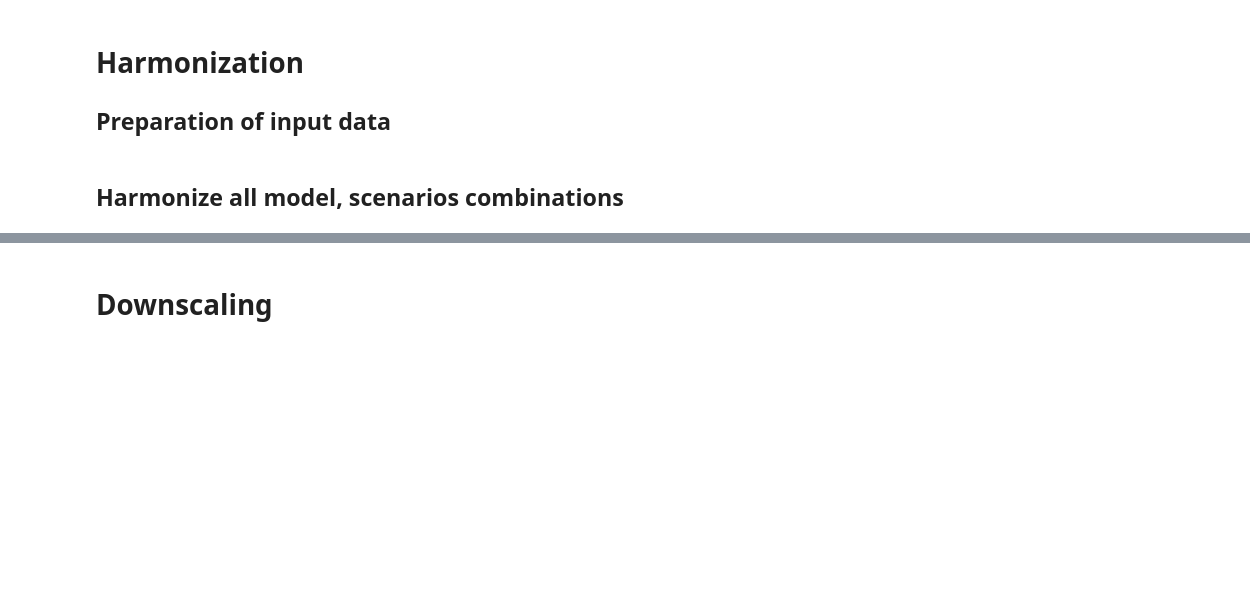
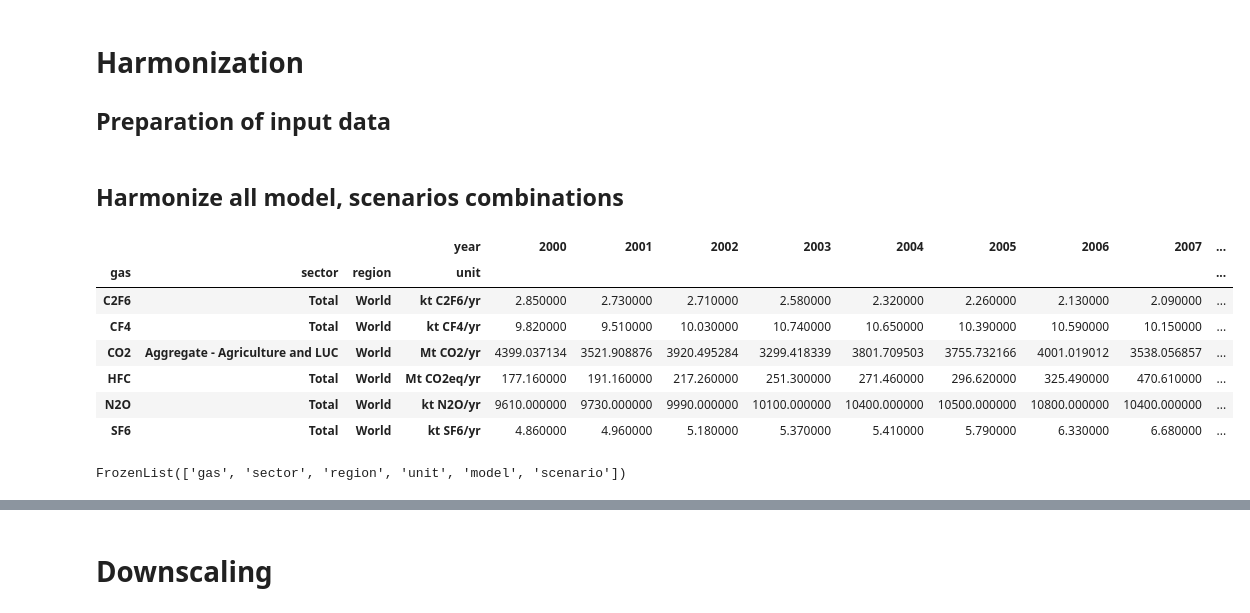
Before and after one commit to jkikstra/concordia, a Jupyter notebook: notebooks/workflow.ipynb, the cells around one changed output, grey strips where cells are left out. Drawn from its saved outputs; the diff is of its cells as text; code cells hidden in the pictures; blank space fills up the shorter version.

```diff
--- a/notebooks/workflow.ipynb
+++ b/notebooks/workflow.ipynb
@@ -76,11 +94,14 @@ Can be read in and prepared using `read_iamc` or the `variabledefs`
+# %%
+hist_gfed = pd.read_csv(
+    base_path / "historical/rescue/gfed/GFED2015_extended.csv", index_col=list(range(5))
+).rename(columns=int)
 # %%
 hist = (
-    pd.read_csv(
-        base_path / "historical/rescue/ceds_2017_extended.csv", index_col=list(range(5))
+    concat([hist_ceds, hist_global, hist_gfed])
+    .pipe(
+        variabledefs.history.load_data,
+        levels=["country", "gas", "sector", "unit"],
     )
-    .rename_axis(index={"Region": "Country"})
-    .rename(index={"NMVOC": "VOC", "SO2": "Sulfur"}, level="gas")
-    .pipe(variabledefs.load_data, levels=["country", "gas", "sector", "unit"])
     .pipe(combine_countries, **country_combinations)
 )
 hist.head()
@@ -92,16 +116,0 @@ ValueError: Variables missing from data:
-# %%
-hist = (
-    pd.read_csv(
-        base_path / "historical/rescue/ceds_2017_extended.csv", index_col=list(range(5))
-    )
-    .rename_axis(index={"Region": "Country"})
-    .rename(index={"NMVOC": "VOC", "SO2": "Sulfur"}, level="gas")
-    .rename(index={"Mt NMVOC/yr": "Mt VOC/yr"}, level="unit")
-    .pipe(
-        variabledefs.load_data,
-        levels=["country", "gas", "sector", "unit"],
-        ignore_missing=True,
-    )
-    .pipe(combine_countries, **country_combinations)
-)
-hist.head()
@@ -189,5 +192,3 @@ model = model.pix.semijoin(hist_available, how="right")
-# %%
-variabledefs.data = variabledefs.data.pix.semijoin(hist_available, how="right")
 # %% [markdown]
 # Harmonization
 
@@ -217,2 +218,13 @@ model_agg = pd.concat(
 # %% [markdown]
 ## Harmonize all model, scenarios combinations
+# %%
+hist_agg.loc[~is_luc].loc[lambda s: s.isna().any(axis=1), 2000:]
+# %% [output]
+|  |  |  | year | 2000 | 2001 | 2002 | 2003 | 2004 | 2005 | 2006 | 2007 | ... |
+| gas | sector | region | unit |  |  |  |  |  |  |  |  | ... |
+| C2F6 | Total | World | kt C2F6/yr | 2.850000 | 2.730000 | 2.710000 | 2.580000 | 2.320000 | 2.260000 | 2.130000 | 2.090000 | ... |
+| CF4 | Total | World | kt CF4/yr | 9.820000 | 9.510000 | 10.030000 | 10.740000 | 10.650000 | 10.390000 | 10.590000 | 10.150000 | ... |
+| CO2 | Aggregate - Agriculture and LUC | World | Mt CO2/yr | 4399.037134 | 3521.908876 | 3920.495284 | 3299.418339 | 3801.709503 | 3755.732166 | 4001.019012 | 3538.056857 | ... |
+| HFC | Total | World | Mt CO2eq/yr | 177.160000 | 191.160000 | 217.260000 | 251.300000 | 271.460000 | 296.620000 | 325.490000 | 470.610000 | ... |
+| N2O | Total | World | kt N2O/yr | 9610.000000 | 9730.000000 | 9990.000000 | 10100.000000 | 10400.000000 | 10500.000000 | 10800.000000 | 10400.000000 | ... |
+| SF6 | Total | World | kt SF6/yr | 4.860000 | 4.960000 | 5.180000 | 5.370000 | 5.410000 | 5.790000 | 6.330000 | 6.680000 | ... |
@@ -219 +233,5 @@ model_agg = pd.concat(
+# %%
+model_agg.index.names
+# %% [output]
+FrozenList(['gas', 'sector', 'region', 'unit', 'model', 'scenario'])
 # %%
```
Also changed, not shown: parts of 27 cells of this notebook, 4 other files.
